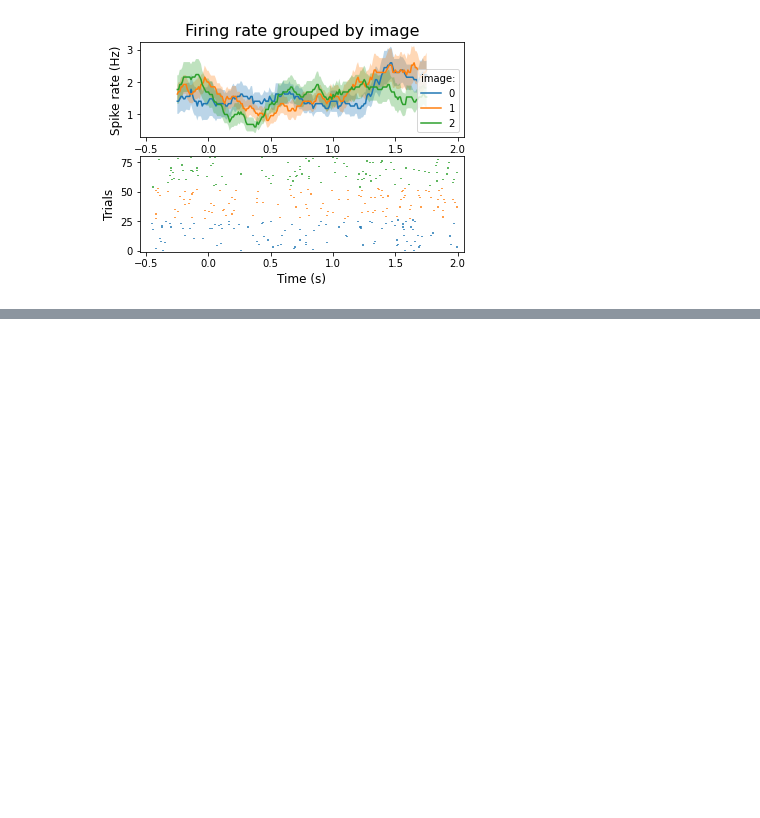
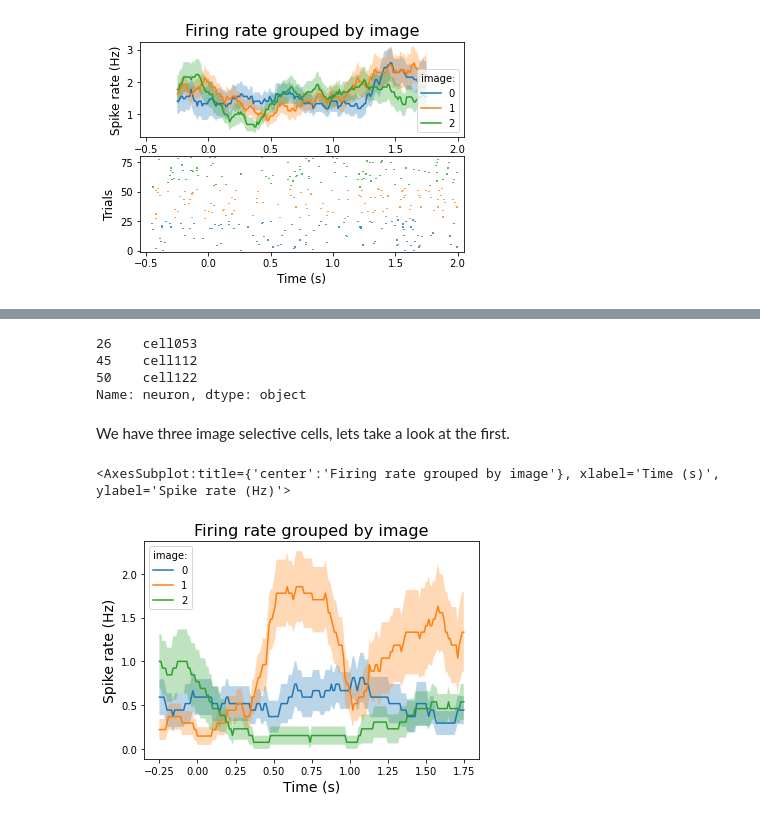
Before and after one commit to labianca/pylabianca, a Jupyter notebook: doc/intro_overview.ipynb, the cells around one changed output, grey strips where cells are left out. Drawn from its saved outputs; the diff is of its cells as text; code cells hidden in the pictures; blank space fills up the shorter version.

```diff
--- a/doc/intro_overview.ipynb
+++ b/doc/intro_overview.ipynb
@@ -216,0 +261,15 @@ This cell does not seem to be image selective, let's find image selective cells
+# %%
+df_clst_sel = df_clst_sel.query('selective == True')
+df_clst_sel.neuron
+# %% [output]
+26    cell053
+45    cell112
+50    cell122
+Name: neuron, dtype: object
+# %% [markdown]
+We have three image selective cells, lets take a look at the first.
+# %%
+pln.plot_spike_rate(frate.sel(cell='cell053'), groupby='image')
+# %% [output]
+<AxesSubplot:title={'center':'Firing rate grouped by image'}, xlabel='Time (s)', ylabel='Spike rate (Hz)'>
+[figure, added]
```
Also changed, not shown: parts of 15 cells of this notebook.
